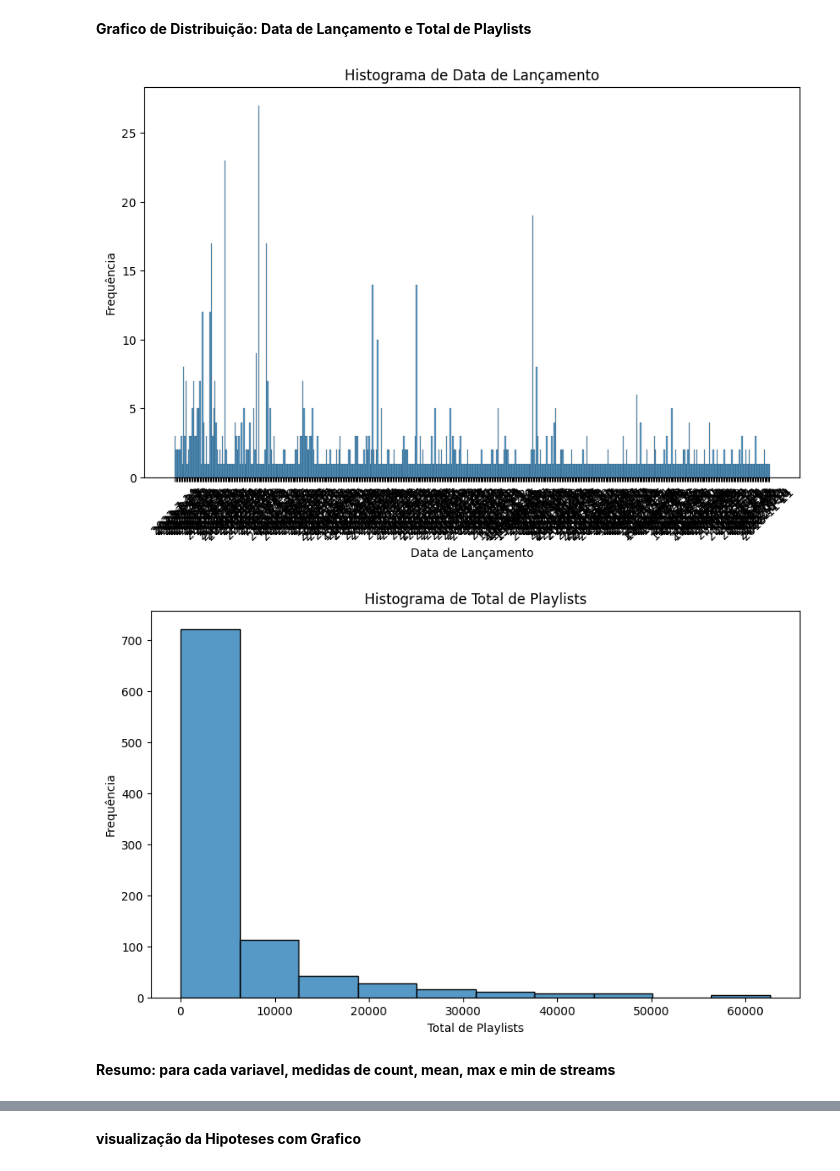
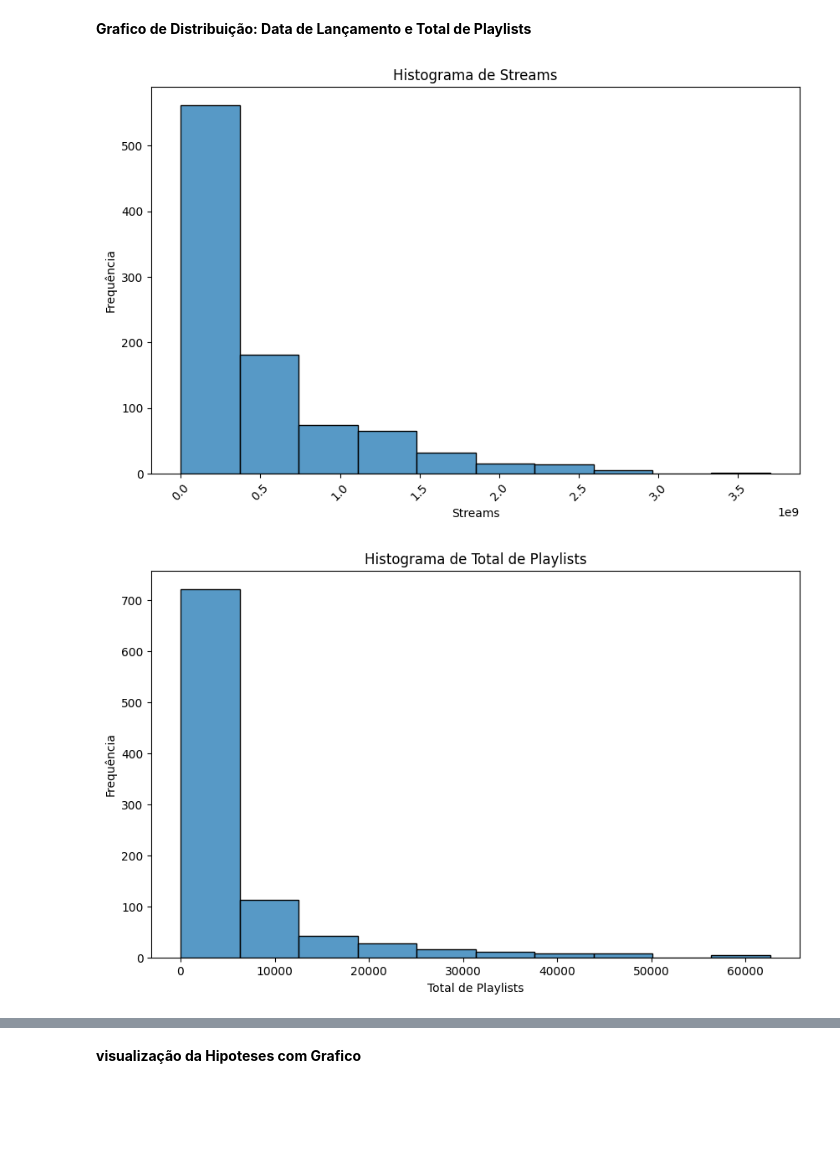
Before and after one commit to EsterSaravia/Hipotese, a Jupyter notebook: Laboratoria_Hipoteses.ipynb, the cells around one changed output, grey strips where cells are left out. Drawn from its saved outputs; the diff is of its cells as text; code cells hidden in the pictures; blank space fills up the shorter version.

```diff
--- a/Laboratoria_Hipoteses.ipynb
+++ b/Laboratoria_Hipoteses.ipynb
@@ -593,25 +593,23 @@ Speechiness             44058       0.0025
 # %%
 import matplotlib.pyplot as plt #importar grafico
 import seaborn as sns #importar grafico
 
 # Histograma para data_lancamento
 plt.figure(figsize=(10, 6))
-sns.histplot(merged['data_lancamento'], bins=10)# grafico
-plt.title('Histograma de Data de Lançamento')
-plt.xlabel('Data de Lançamento')
+sns.histplot(merged['streams'], bins=10)# grafico
+plt.title('Histograma de Streams')
+plt.xlabel('Streams')
 plt.ylabel('Frequência')
 plt.xticks(rotation=45)
 plt.show()
 
 # Histograma para total_playlists
 plt.figure(figsize=(10, 6))
 sns.histplot(merged['total_playlists'], bins=10)
 plt.title('Histograma de Total de Playlists')
 plt.xlabel('Total de Playlists')
 plt.ylabel('Frequência')
 plt.show()
 # %% [output]
-[figure, old version]
+[figure, new version]
 [figure]
-# %% [markdown]
-**Resumo: para cada variavel, medidas de count, mean, max e min de streams**
```
Also changed, not shown: parts of 12 cells of this notebook.
